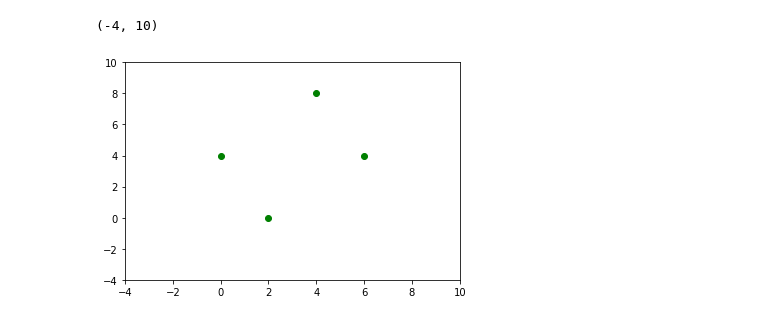
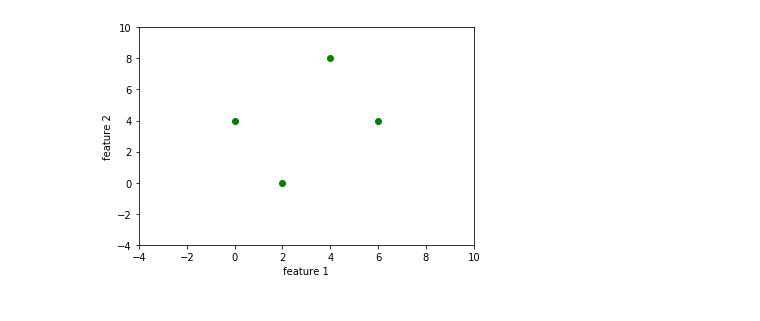
Before and after one commit to cumason123/machine-learning, a Jupyter notebook: mean-shift.ipynb, the cells around one changed output. Cells and saved outputs as stored; diff of their text form; code cells hidden in the pictures.

```diff
--- a/mean-shift.ipynb
+++ b/mean-shift.ipynb
@@ -1,23 +1,25 @@
 # %%
 import numpy as np
 import matplotlib.pyplot as plt
 from sklearn.datasets.samples_generator import make_blobs
 
 # Matplotlib magic
 %matplotlib inline
 np.random.seed(5)
 
 # Define original centers
 centers_x = [0, 2, 4, 6]
 centers_y = np.array([4, 0, 8, 4])
 
 # Plot original centers
 plt.scatter(centers_x, centers_y, color='green', label='original centers')
 plt.xlim(-4, 10)
 plt.ylim(-4, 10)
+plt.xlabel('feature 1')
+plt.ylabel('feature 2')
+plt.show()
 # %% [output]
-(-4, 10)
-[figure, old version]
+[figure, new version]
 # %%
 centers = np.dstack((centers_x, centers_y))[0] # format centers into [(x1,y1), (x2,y2), ...] instead of (x, y)
 num_centers = 4
```
Also changed, not shown: parts of 3 cells of this notebook.
